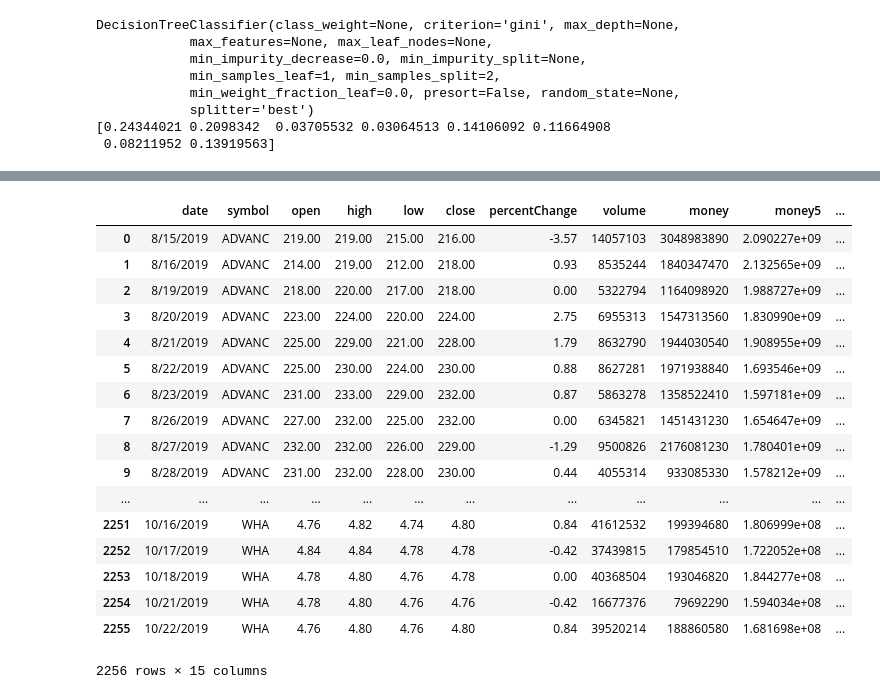
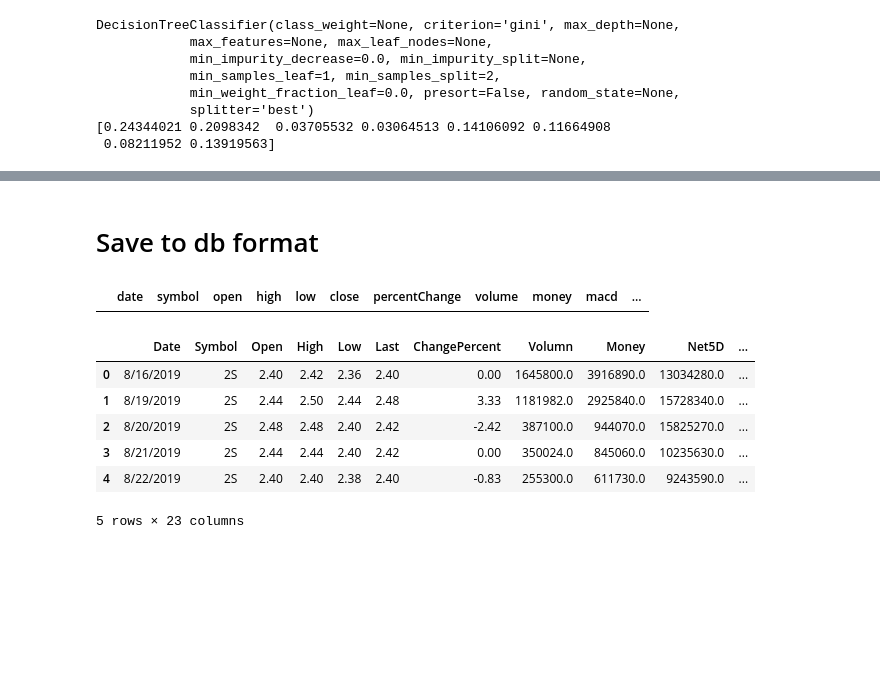
Before and after one commit to KitmanNorth/ML-for-stock-port-management, a Jupyter notebook: Test_model.ipynb, the cells around one changed output, grey strips where cells are left out. Saved outputs shown, nothing was run; the diff lists cells and outputs as text; code cells hidden in the pictures; blank space fills up the shorter version.

```diff
--- a/Test_model.ipynb
+++ b/Test_model.ipynb
@@ -61,21 +59,2 @@ Confusion Matrix:
-# %%
-df
-# %% [output]
-|  | date | symbol | open | high | low | close | percentChange | volume | money | money5 | ... |
-| 0 | 8/15/2019 | ADVANC | 219.00 | 219.00 | 215.00 | 216.00 | -3.57 | 14057103 | 3048983890 | 2.090227e+09 | ... |
-| 1 | 8/16/2019 | ADVANC | 214.00 | 219.00 | 212.00 | 218.00 | 0.93 | 8535244 | 1840347470 | 2.132565e+09 | ... |
-| 2 | 8/19/2019 | ADVANC | 218.00 | 220.00 | 217.00 | 218.00 | 0.00 | 5322794 | 1164098920 | 1.988727e+09 | ... |
-| 3 | 8/20/2019 | ADVANC | 223.00 | 224.00 | 220.00 | 224.00 | 2.75 | 6955313 | 1547313560 | 1.830990e+09 | ... |
-| 4 | 8/21/2019 | ADVANC | 225.00 | 229.00 | 221.00 | 228.00 | 1.79 | 8632790 | 1944030540 | 1.908955e+09 | ... |
-| 5 | 8/22/2019 | ADVANC | 225.00 | 230.00 | 224.00 | 230.00 | 0.88 | 8627281 | 1971938840 | 1.693546e+09 | ... |
-| 6 | 8/23/2019 | ADVANC | 231.00 | 233.00 | 229.00 | 232.00 | 0.87 | 5863278 | 1358522410 | 1.597181e+09 | ... |
-| 7 | 8/26/2019 | ADVANC | 227.00 | 232.00 | 225.00 | 232.00 | 0.00 | 6345821 | 1451431230 | 1.654647e+09 | ... |
-| 8 | 8/27/2019 | ADVANC | 232.00 | 232.00 | 226.00 | 229.00 | -1.29 | 9500826 | 2176081230 | 1.780401e+09 | ... |
-| 9 | 8/28/2019 | ADVANC | 231.00 | 232.00 | 228.00 | 230.00 | 0.44 | 4055314 | 933085330 | 1.578212e+09 | ... |
-| ... | ... | ... | ... | ... | ... | ... | ... | ... | ... | ... | ... |
-| 2251 | 10/16/2019 | WHA | 4.76 | 4.82 | 4.74 | 4.80 | 0.84 | 41612532 | 199394680 | 1.806999e+08 | ... |
-| 2252 | 10/17/2019 | WHA | 4.84 | 4.84 | 4.78 | 4.78 | -0.42 | 37439815 | 179854510 | 1.722052e+08 | ... |
-| 2253 | 10/18/2019 | WHA | 4.78 | 4.80 | 4.76 | 4.78 | 0.00 | 40368504 | 193046820 | 1.844277e+08 | ... |
-| 2254 | 10/21/2019 | WHA | 4.78 | 4.80 | 4.76 | 4.76 | -0.42 | 16677376 | 79692290 | 1.594034e+08 | ... |
-| 2255 | 10/22/2019 | WHA | 4.76 | 4.80 | 4.76 | 4.80 | 0.84 | 39520214 | 188860580 | 1.681698e+08 | ... |
-2256 rows × 15 columns
+# %% [markdown]
+# Save to db format
@@ -81,0 +63,19 @@ df
+# %%
+colName = ['date', 'symbol', 'open', 'high', 'low', 'close', 'percentChange', 'volume', 'money', 'macd', 'rsi', 'status']
+df = pd.DataFrame(columns = colName)
+df.to_csv('trade-db.csv', index=None)
+df = pd.read_csv('trade-db.csv')
+df
+# %% [output]
+|  | date | symbol | open | high | low | close | percentChange | volume | money | macd | ... |
+# %%
+trade = pd.read_csv('stock_test.csv')
+trade.head()
+# %% [output]
+|  | Date | Symbol | Open | High | Low | Last | ChangePercent | Volumn | Money | Net5D | ... |
+| 0 | 8/16/2019 | 2S | 2.40 | 2.42 | 2.36 | 2.40 | 0.00 | 1645800.0 | 3916890.0 | 13034280.0 | ... |
+| 1 | 8/19/2019 | 2S | 2.44 | 2.50 | 2.44 | 2.48 | 3.33 | 1181982.0 | 2925840.0 | 15728340.0 | ... |
+| 2 | 8/20/2019 | 2S | 2.48 | 2.48 | 2.40 | 2.42 | -2.42 | 387100.0 | 944070.0 | 15825270.0 | ... |
+| 3 | 8/21/2019 | 2S | 2.44 | 2.44 | 2.40 | 2.42 | 0.00 | 350024.0 | 845060.0 | 10235630.0 | ... |
+| 4 | 8/22/2019 | 2S | 2.40 | 2.40 | 2.38 | 2.40 | -0.83 | 255300.0 | 611730.0 | 9243590.0 | ... |
+5 rows × 23 columns
```
Also changed, not shown: parts of 7 cells of this notebook, 10 other files.
